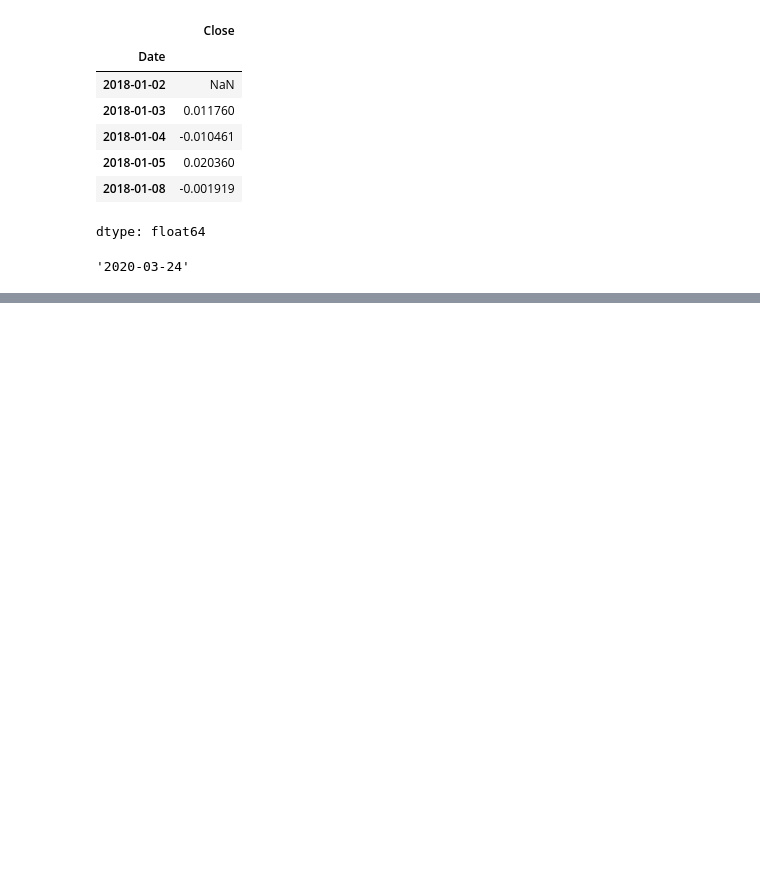
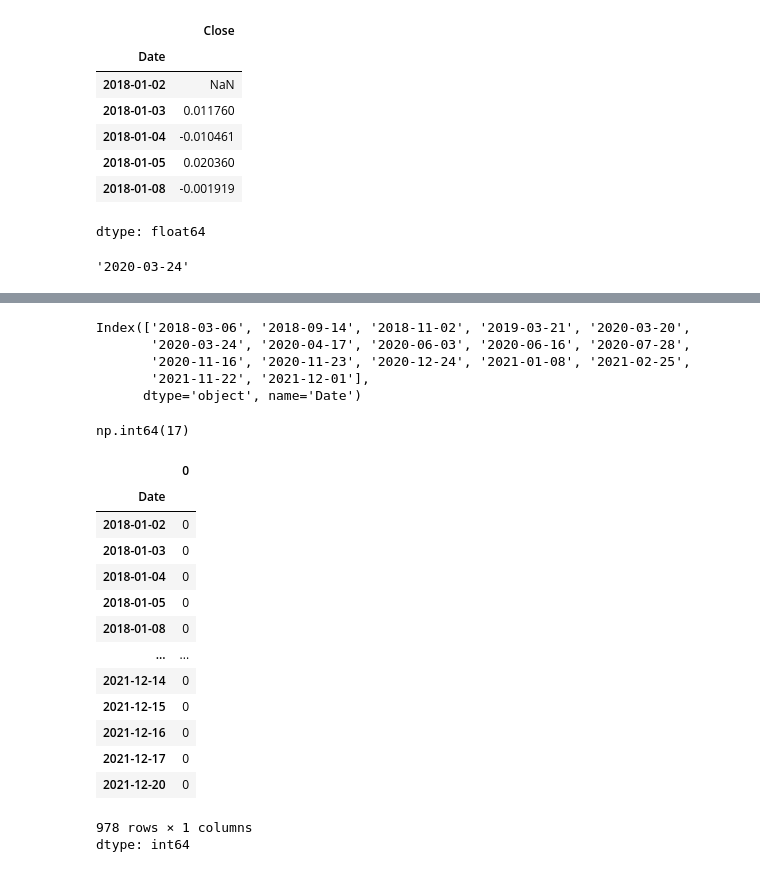
Before and after one commit to tjdux/pandas-for-finance, a Jupyter notebook: 01_Series.ipynb, the cells around one changed output, grey strips where cells are left out. Drawn from its saved outputs; the diff is of its cells as text; code cells hidden in the pictures; blank space fills up the shorter version.

```diff
--- a/01_Series.ipynb
+++ b/01_Series.ipynb
@@ -214,0 +326,33 @@ samsung_return.index[samsung_return.argmax()]
+# %%
+samsung_return_percentage.index[samsung_return_percentage.values >= 4]
+# %% [output]
+Index(['2018-03-06', '2018-09-14', '2018-11-02', '2019-03-21', '2020-03-20',
+       '2020-03-24', '2020-04-17', '2020-06-03', '2020-06-16', '2020-07-28',
+       '2020-11-16', '2020-11-23', '2020-12-24', '2021-01-08', '2021-02-25',
+       '2021-11-22', '2021-12-01'],
+      dtype='object', name='Date')
+# %%
+samsung_return_percentage[samsung_return_percentage.values >= 4]
+sum(samsung_return_percentage.values >= 4)
+# %% [output]
+np.int64(17)
+# %%
+samsung_return_over_4 = pd.Series(np.where(samsung_return_percentage.values >= 4, 1, 0))
+samsung_return_over_4.index = samsung_return.index
+samsung_return_over_4
+# %% [output]
+|  | 0 |
+| Date |  |
+| 2018-01-02 | 0 |
+| 2018-01-03 | 0 |
+| 2018-01-04 | 0 |
+| 2018-01-05 | 0 |
+| 2018-01-08 | 0 |
+| ... | ... |
+| 2021-12-14 | 0 |
+| 2021-12-15 | 0 |
+| 2021-12-16 | 0 |
+| 2021-12-17 | 0 |
+| 2021-12-20 | 0 |
+978 rows × 1 columns
+dtype: int64
```
Also changed, not shown: parts of 13 cells of this notebook.
